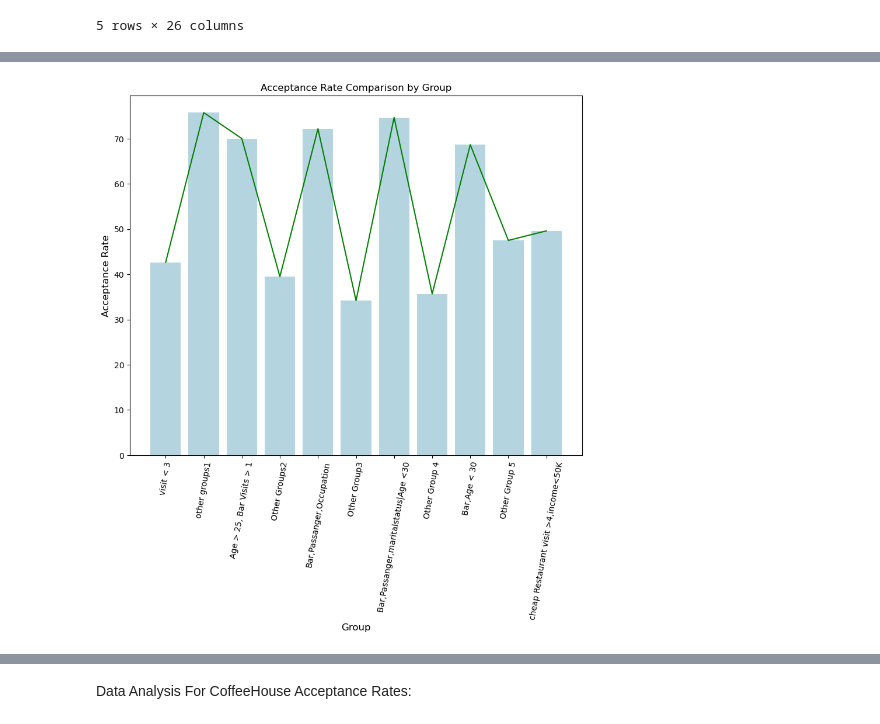
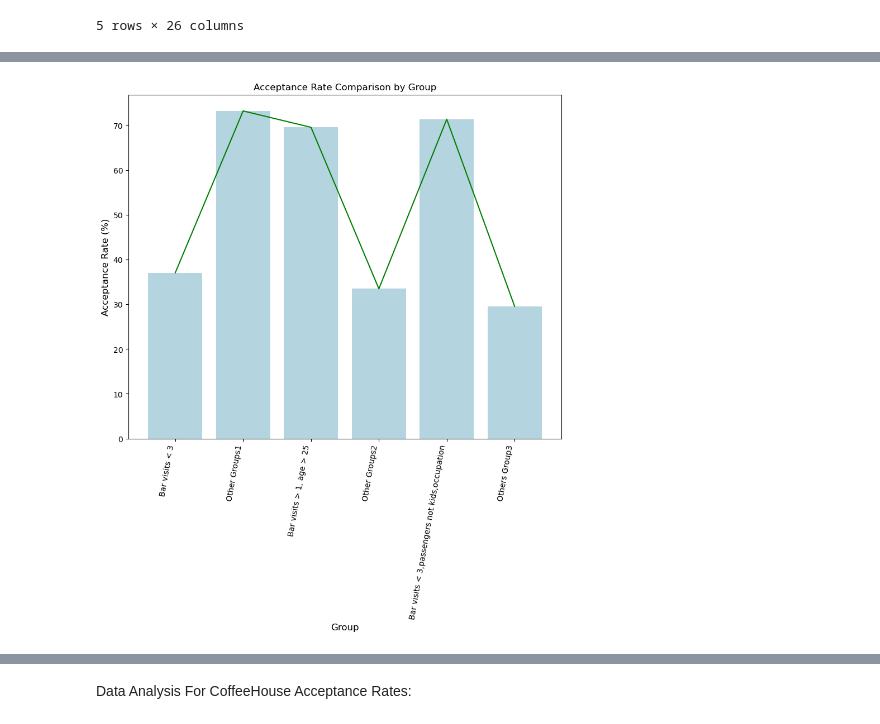
Before and after one commit to bprabhakaran2/Coupon-Data-, a Jupyter notebook: Module 5 Coupon Data analysis/vehicle_coupon_analysis.ipynb, the cells around one changed output, grey strips where cells are left out. Cells and saved outputs as stored; diff of their text form; code cells hidden in the pictures.

```diff
--- a/Module 5 Coupon Data analysis/vehicle_coupon_analysis.ipynb
+++ b/Module 5 Coupon Data analysis/vehicle_coupon_analysis.ipynb
@@ -553,30 +392,72 @@ Mean Acceptance Rate for group 9: 49.60%
 # %%
+#get acceptance rate between those who went to bar 3 or fewer times a month to those who went more
+Group_1 = df_vehicle_coupon.loc[
+    (df_vehicle_coupon['coupon'] == "Bar") &
+    (df_vehicle_coupon['Bar'].isin(['1~3','less1','never']))
+]
+#other than group_1
+Group_other1 = df_vehicle_coupon.loc[
+    (df_vehicle_coupon['coupon'] == "Bar") &
+    (~(df_vehicle_coupon['Bar'].isin(['1~3','less1','never'])))
+]
+#get acceptance rate between those who went to bar 1 or more times a month to those who went more and age > 25
+Group_2 = df_vehicle_coupon.loc[
+    (df_vehicle_coupon['coupon'] == "Bar") &
+    (df_vehicle_coupon['Bar'].isin(['1~3','4~8','gt8'])) &
+    (df_vehicle_coupon['age'] > '25')&
+                 (~(df_vehicle_coupon['age'].isin(['below21'])))
+]
+#other groups than group_2
+Group_other2 = df_vehicle_coupon.loc[
+    (df_vehicle_coupon['coupon'] == "Bar") &
+    (~((df_vehicle_coupon['Bar'].isin(['1~3','4~8','gt8'])) &
+    (df_vehicle_coupon['age'] > '25')&
+                 (~(df_vehicle_coupon['age'].isin(['below21'])))))
+]
+#get acceptance rate between drivers who go to bars more
+#than once a month and had passengers that were not a kid and had occupations other than farming, fishing, or forestry.
+Group_3 = df_vehicle_coupon.loc[
+        (df_vehicle_coupon['coupon'] == "Bar") &
+        (df_vehicle_coupon['Bar'].isin(['1~3','4~8','gt8']))&
+        (df_vehicle_coupon['passanger'] != 'Kid(s)') &
+        (df_vehicle_coupon['occupation'] !='Farming Fishing & Forestry')
+]
+#other groups than group_3
+Group_other3 = df_vehicle_coupon.loc[
+        (df_vehicle_coupon['coupon'] == "Bar") &
+        (~((df_vehicle_coupon['Bar'].isin(['1~3','4~8','gt8']))&
+        (df_vehicle_coupon['passanger'] != 'Kid(s)') &
+        (df_vehicle_coupon['occupation'] !='Farming Fishing & Forestry')))
+]
+acceptance_rate_1 = Group_1['Y'].mean() * 100
+acceptance_rate_1_1 = Group_other1['Y'].mean() * 100
+acceptance_rate_2 = Group_2['Y'].mean() * 100
+acceptance_rate_2_1 = Group_other2['Y'].mean() * 100
+acceptance_rate_3 = Group_3['Y'].mean() * 100
+acceptance_rate_3_1 = Group_other3['Y'].mean() * 100
 
-grop_vf1 = 42.65
-grop_vf2 = 75.73
-group_1 =  70.00
-group_2 = 39.48
-group_3 = 72.16
-group_4 = 34.18
-group_5 = 74.67
-group_6 = 35.66
-group_7 = 68.65
-group_8 = 47.49
-group_9 = 49.60
+print(f"Acceptance Rate for Group 1 (Bar visits < 3): {acceptance_rate_1:.2f}%")
+print(f"Acceptance Rate for Other Groups 1: {acceptance_rate_1_1:.2f}%")
+print(f"Acceptance Rate for Group 2 (Bar visits > 1, age > 25): {acceptance_rate_2:.2f}%")
+print(f"Acceptance Rate for Other Groups 2: {acceptance_rate_2_1:.2f}%")
+print(f"Acceptance Rate for Group 3 (Bar visits < 3,passengers not kids,occupation not Farming Fishing & Forestry): {acceptance_rate_3:.2f}%")
+print(f"Acceptance Rate for Other Groups 3: {acceptance_rate_3_1:.2f}%")
 
-groups = pd.DataFrame({
-    'Group': ['visit < 3','other groups1','Age > 25, Bar Visits > 1', 'Other Groups2','Bar,Passanger,Occupation',  'Other Group3','Bar,Passanger,maritalstatus|Age <30','Other Group 4','Bar,Age < 30','Other Group 5','cheap Restaurant visit >4,income<50K'],
-    'AcceptanceRate': [grop_vf1,grop_vf2,group_1, group_2,group_3,group_4,group_5,group_6,group_7,group_8,group_9]
+acceptance_rates = pd.DataFrame({
+    'Group': ['Bar visits < 3', 'Other Groups1', 'Bar visits > 1, age > 25','Other Groups2','Bar visits < 3,passengers not kids,occupation','Others Group3'],
+    'Acceptance Rate (%)': [acceptance_rate_1, acceptance_rate_1_1, acceptance_rate_2,acceptance_rate_2_1, acceptance_rate_3,acceptance_rate_3_1]
 })
-# Plot using Seaborn
+acceptance_rates
+
 plt.figure(figsize=(10, 8))
-sns.barplot(x='Group', y='AcceptanceRate', data=groups,color = 'lightblue')
-sns.lineplot(x='Group', y='AcceptanceRate', data=groups,color = 'green')
+sns.barplot(x='Group', y='Acceptance Rate (%)', data=acceptance_rates,color = 'lightblue')
+sns.lineplot(x='Group', y='Acceptance Rate (%)', data=acceptance_rates,color = 'green')
 # Add title and labels
 plt.title('Acceptance Rate Comparison by Group', fontsize=12)
 plt.xlabel('Group', fontsize=12)
-plt.ylabel('Acceptance Rate', fontsize=12)
-plt.xticks(rotation=80)
+
+plt.ylabel('Acceptance Rate (%)', fontsize=12)
+plt.xticks(rotation=80, ha='right')
 plt.show()
-plt.savefig('Bar Coupon Acceptance rate')
+plt.savefig('Bar Coupon Acceptance rate by Group')
 # %% [output]
@@ -583 +470 @@ plt.savefig('Bar Coupon Acceptance rate')
-[figure, old version]
+[figure, new version]
```
Also changed, not shown: parts of 19 cells of this notebook.
